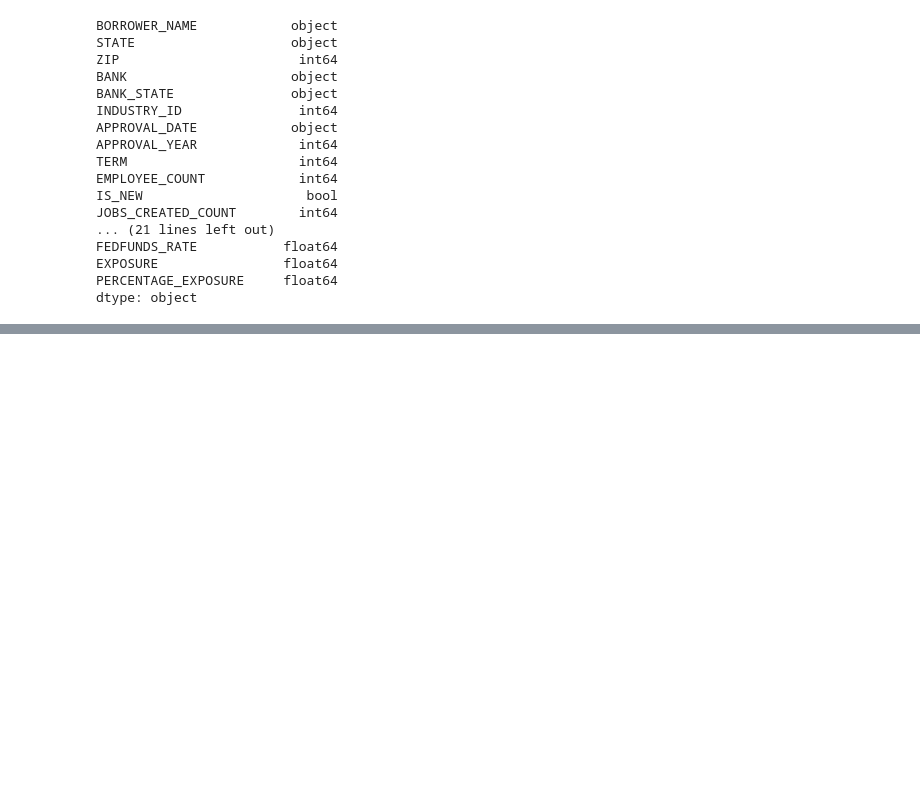
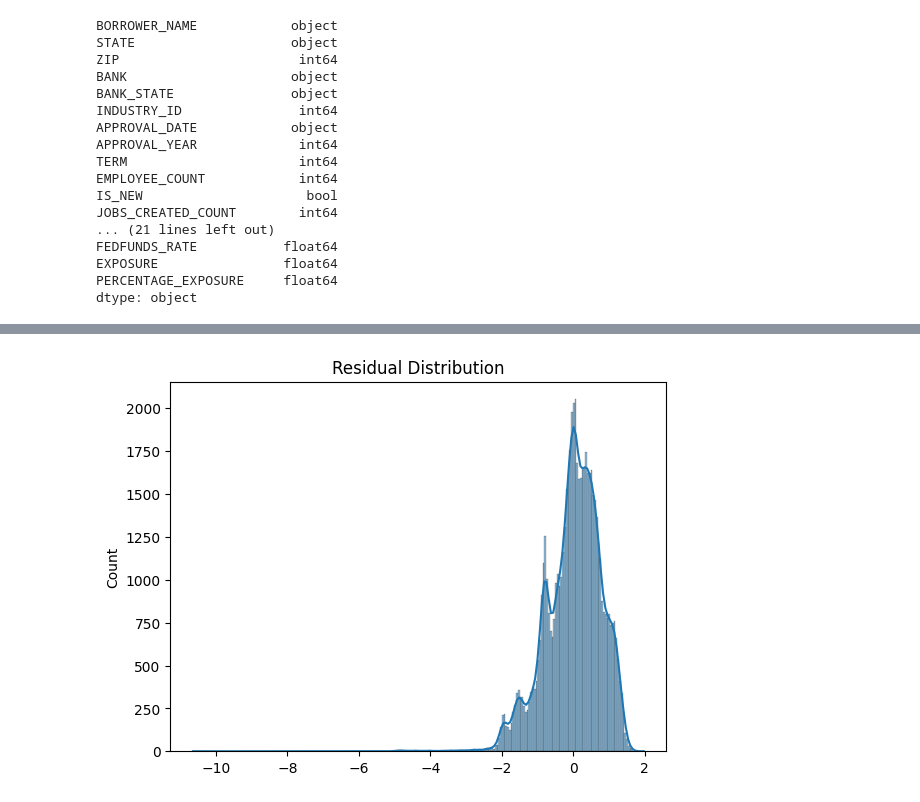
Before and after one commit to kevinXueForHack/waf_project, a Jupyter notebook: notebooks/charge_off_amount_LR.ipynb, the cells around one changed output, grey strips where cells are left out. Drawn from its saved outputs; the diff is of its cells as text; code cells hidden in the pictures; blank space fills up the shorter version.

```diff
--- a/notebooks/charge_off_amount_LR.ipynb
+++ b/notebooks/charge_off_amount_LR.ipynb
@@ -50,0 +175,10 @@ full_ld_df['
+# %%
+import matplotlib.pyplot as plt
+import seaborn as sns
+
+residuals = model.resid
+sns.histplot(residuals, kde=True)
+plt.title("Residual Distribution")
+plt.show()
+# %% [output]
+[figure, added]
```
Also changed, not shown: parts of 8 cells of this notebook, 3 other files.
